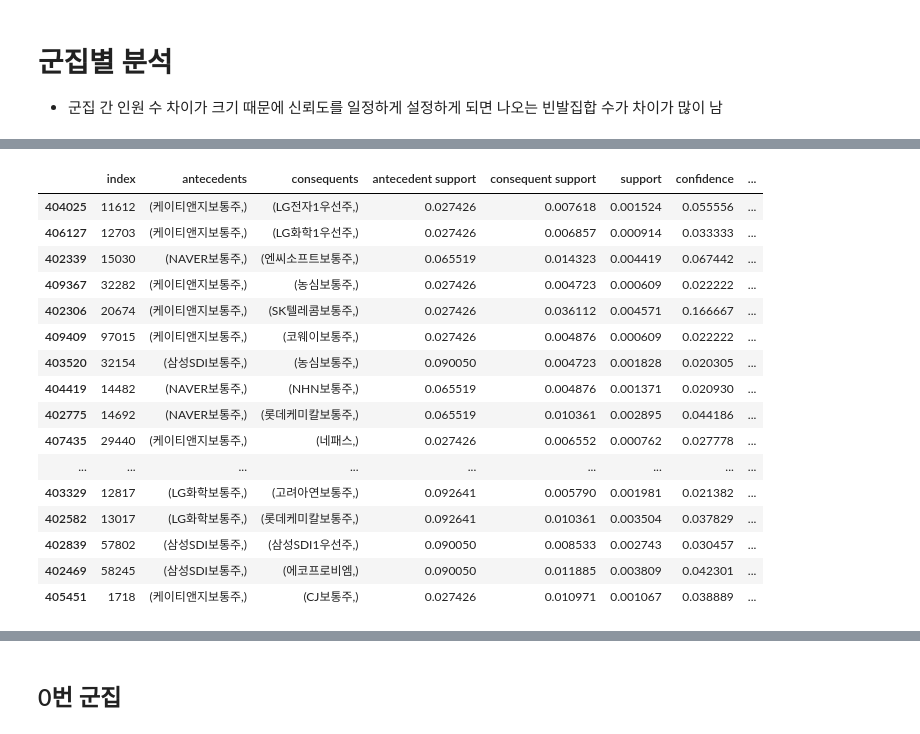
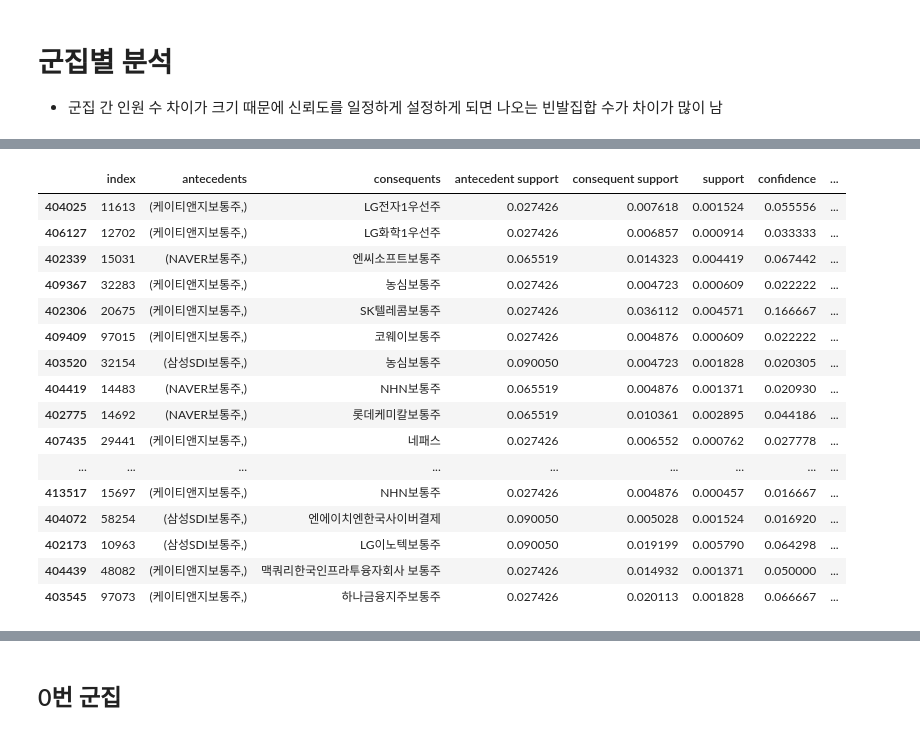
Before and after one commit to christine127/Portfolio_Recommendation_Project, a Jupyter notebook: 연관규칙_최종.ipynb, the cells around one changed output, grey strips where cells are left out. Cells and saved outputs as stored; diff of their text form; code cells hidden in the pictures.

```diff
--- a/연관규칙_최종.ipynb
+++ b/연관규칙_최종.ipynb
@@ -269,20 +310,22 @@ sample_info.col
+# %%
+sample_rule['consequents'] = sample_rule['consequents'].apply(lambda x: x[0])
 # %%
-sample_rule[:20]
+sample_rule[:30]
 # %% [output]
 |  | index | antecedents | consequents | antecedent support | consequent support | support | confidence | ... |
-| 404025 | 11612 | (케이티앤지보통주,) | (LG전자1우선주,) | 0.027426 | 0.007618 | 0.001524 | 0.055556 | ... |
-| 406127 | 12703 | (케이티앤지보통주,) | (LG화학1우선주,) | 0.027426 | 0.006857 | 0.000914 | 0.033333 | ... |
-| 402339 | 15030 | (NAVER보통주,) | (엔씨소프트보통주,) | 0.065519 | 0.014323 | 0.004419 | 0.067442 | ... |
-| 409367 | 32282 | (케이티앤지보통주,) | (농심보통주,) | 0.027426 | 0.004723 | 0.000609 | 0.022222 | ... |
-| 402306 | 20674 | (케이티앤지보통주,) | (SK텔레콤보통주,) | 0.027426 | 0.036112 | 0.004571 | 0.166667 | ... |
-| 409409 | 97015 | (케이티앤지보통주,) | (코웨이보통주,) | 0.027426 | 0.004876 | 0.000609 | 0.022222 | ... |
-| 403520 | 32154 | (삼성SDI보통주,) | (농심보통주,) | 0.090050 | 0.004723 | 0.001828 | 0.020305 | ... |
-| 404419 | 14482 | (NAVER보통주,) | (NHN보통주,) | 0.065519 | 0.004876 | 0.001371 | 0.020930 | ... |
-| 402775 | 14692 | (NAVER보통주,) | (롯데케미칼보통주,) | 0.065519 | 0.010361 | 0.002895 | 0.044186 | ... |
-| 407435 | 29440 | (케이티앤지보통주,) | (네패스,) | 0.027426 | 0.006552 | 0.000762 | 0.027778 | ... |
+| 404025 | 11613 | (케이티앤지보통주,) | LG전자1우선주 | 0.027426 | 0.007618 | 0.001524 | 0.055556 | ... |
+| 406127 | 12702 | (케이티앤지보통주,) | LG화학1우선주 | 0.027426 | 0.006857 | 0.000914 | 0.033333 | ... |
+| 402339 | 15031 | (NAVER보통주,) | 엔씨소프트보통주 | 0.065519 | 0.014323 | 0.004419 | 0.067442 | ... |
+| 409367 | 32283 | (케이티앤지보통주,) | 농심보통주 | 0.027426 | 0.004723 | 0.000609 | 0.022222 | ... |
+| 402306 | 20675 | (케이티앤지보통주,) | SK텔레콤보통주 | 0.027426 | 0.036112 | 0.004571 | 0.166667 | ... |
+| 409409 | 97015 | (케이티앤지보통주,) | 코웨이보통주 | 0.027426 | 0.004876 | 0.000609 | 0.022222 | ... |
+| 403520 | 32154 | (삼성SDI보통주,) | 농심보통주 | 0.090050 | 0.004723 | 0.001828 | 0.020305 | ... |
+| 404419 | 14483 | (NAVER보통주,) | NHN보통주 | 0.065519 | 0.004876 | 0.001371 | 0.020930 | ... |
+| 402775 | 14692 | (NAVER보통주,) | 롯데케미칼보통주 | 0.065519 | 0.010361 | 0.002895 | 0.044186 | ... |
+| 407435 | 29441 | (케이티앤지보통주,) | 네패스 | 0.027426 | 0.006552 | 0.000762 | 0.027778 | ... |
 | ... | ... | ... | ... | ... | ... | ... | ... | ... |
-| 403329 | 12817 | (LG화학보통주,) | (고려아연보통주,) | 0.092641 | 0.005790 | 0.001981 | 0.021382 | ... |
-| 402582 | 13017 | (LG화학보통주,) | (롯데케미칼보통주,) | 0.092641 | 0.010361 | 0.003504 | 0.037829 | ... |
-| 402839 | 57802 | (삼성SDI보통주,) | (삼성SDI1우선주,) | 0.090050 | 0.008533 | 0.002743 | 0.030457 | ... |
-| 402469 | 58245 | (삼성SDI보통주,) | (에코프로비엠,) | 0.090050 | 0.011885 | 0.003809 | 0.042301 | ... |
-| 405451 | 1718 | (케이티앤지보통주,) | (CJ보통주,) | 0.027426 | 0.010971 | 0.001067 | 0.038889 | ... |
+| 413517 | 15697 | (케이티앤지보통주,) | NHN보통주 | 0.027426 | 0.004876 | 0.000457 | 0.016667 | ... |
+| 404072 | 58254 | (삼성SDI보통주,) | 엔에이치엔한국사이버결제 | 0.090050 | 0.005028 | 0.001524 | 0.016920 | ... |
+| 402173 | 10963 | (삼성SDI보통주,) | LG이노텍보통주 | 0.090050 | 0.019199 | 0.005790 | 0.064298 | ... |
+| 404439 | 48082 | (케이티앤지보통주,) | 맥쿼리한국인프라투융자회사 보통주 | 0.027426 | 0.014932 | 0.001371 | 0.050000 | ... |
+| 403545 | 97073 | (케이티앤지보통주,) | 하나금융지주보통주 | 0.027426 | 0.020113 | 0.001828 | 0.066667 | ... |
```
Also changed, not shown: parts of 7 cells of this notebook.
